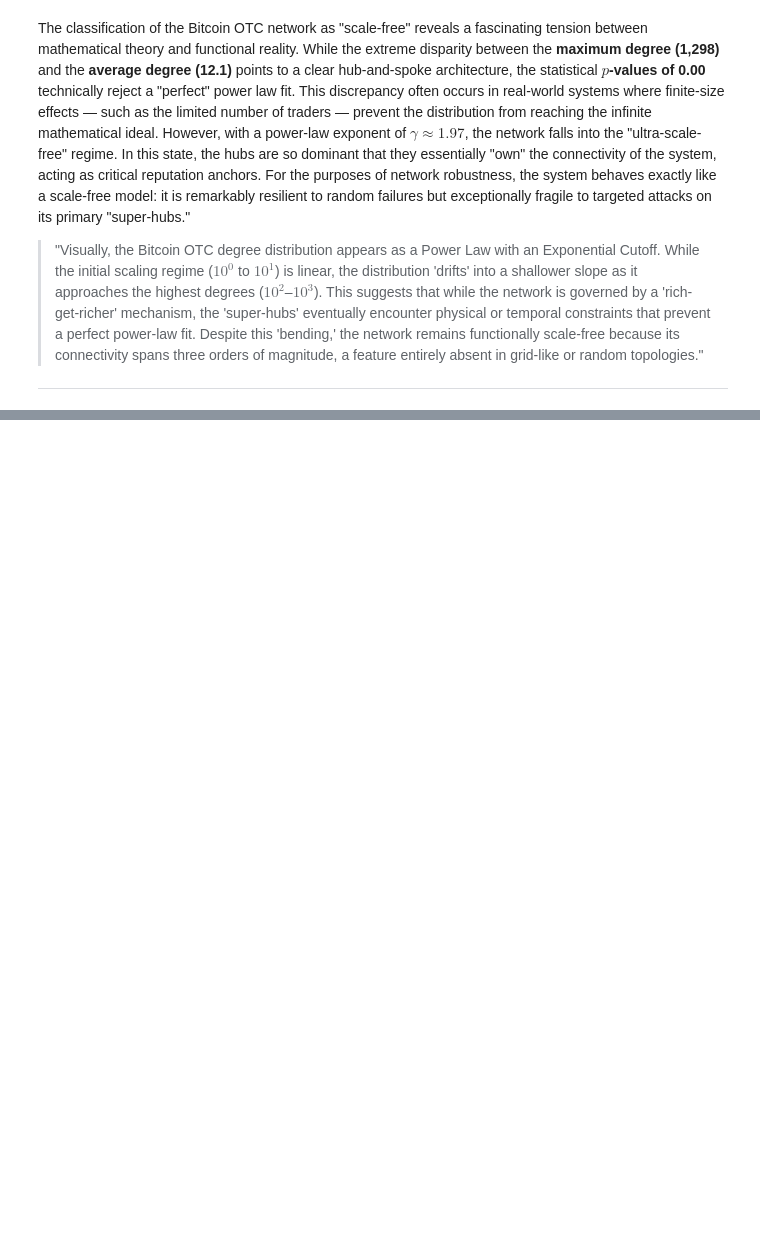
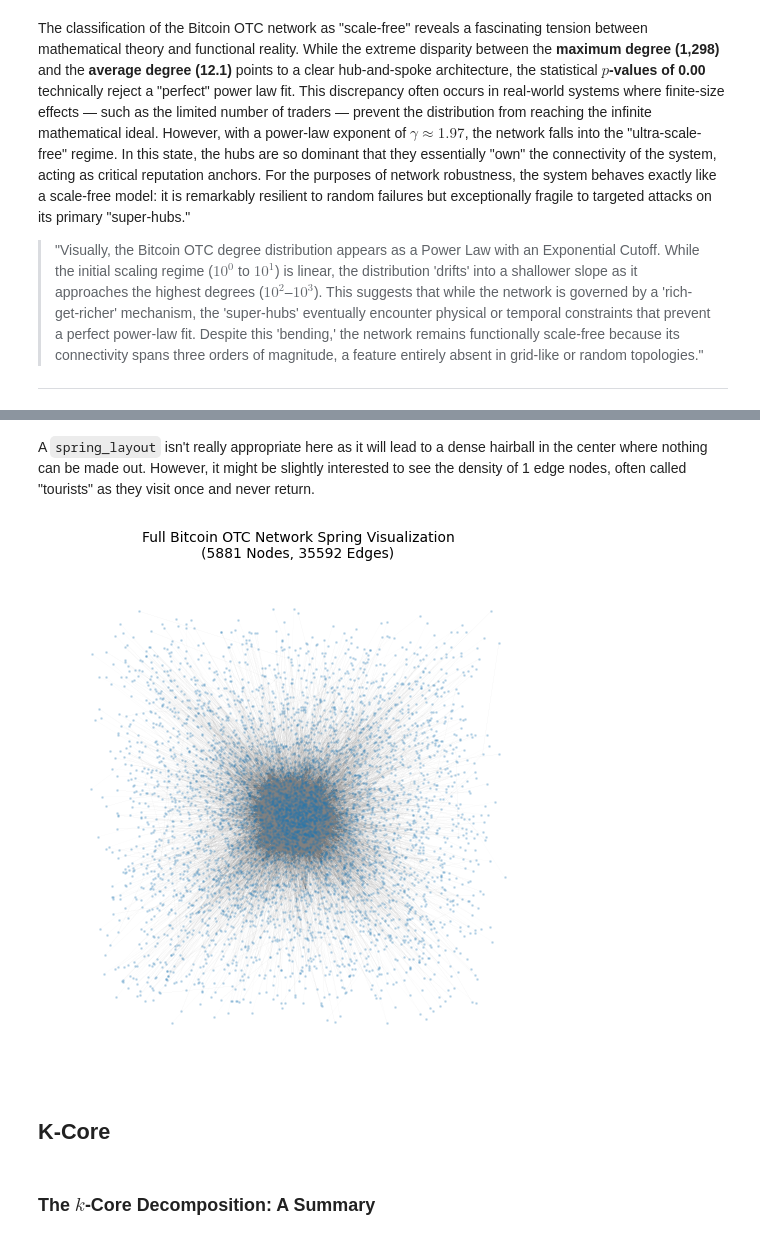
Before and after one commit to LukeBirkett/study-planner, a Jupyter notebook: 981G5_Network_Science/labs/lab_3/lab_3.ipynb, the cells around one changed output, grey strips where cells are left out. Drawn from its saved outputs; the diff is of its cells as text; code cells hidden in the pictures; blank space fills up the shorter version.

```diff
--- a/981G5_Network_Science/labs/lab_3/lab_3.ipynb
+++ b/981G5_Network_Science/labs/lab_3/lab_3.ipynb
@@ -294,0 +390,22 @@ The classification of the Bitcoin OTC network as "scale-free" reveals a fascinat
+# %% [markdown]
+A `spring_layout` isn't really appropriate here as it will lead to a dense hairball in the center where nothing can be made out. However, it might be slightly interested to see the density of 1 edge nodes, often called "tourists" as they visit once and never return.
+# %%
+plt.figure(figsize=(5, 5))
+pos = nx.spring_layout(G, iterations=15)
+nx.draw(G, pos,
+        node_size=1,
+        node_color='#1f77b4',
+        edge_color='gray',
+        width=0.05,
+        alpha=0.2,
+        with_labels=False,
+        arrows=False)
+
+plt.title(f"Full Bitcoin OTC Network Spring Visualization\n({G.number_of_nodes()} Nodes, {G.number_of_edges()} Edges)", fontsize=10)
+plt.show()
+# %% [output]
+[figure, added]
+# %% [markdown]
+## K-Core
+# %% [markdown]
+### The $k$-Core Decomposition: A Summary
```
Also changed, not shown: parts of 85 cells of this notebook, 4 other files.
